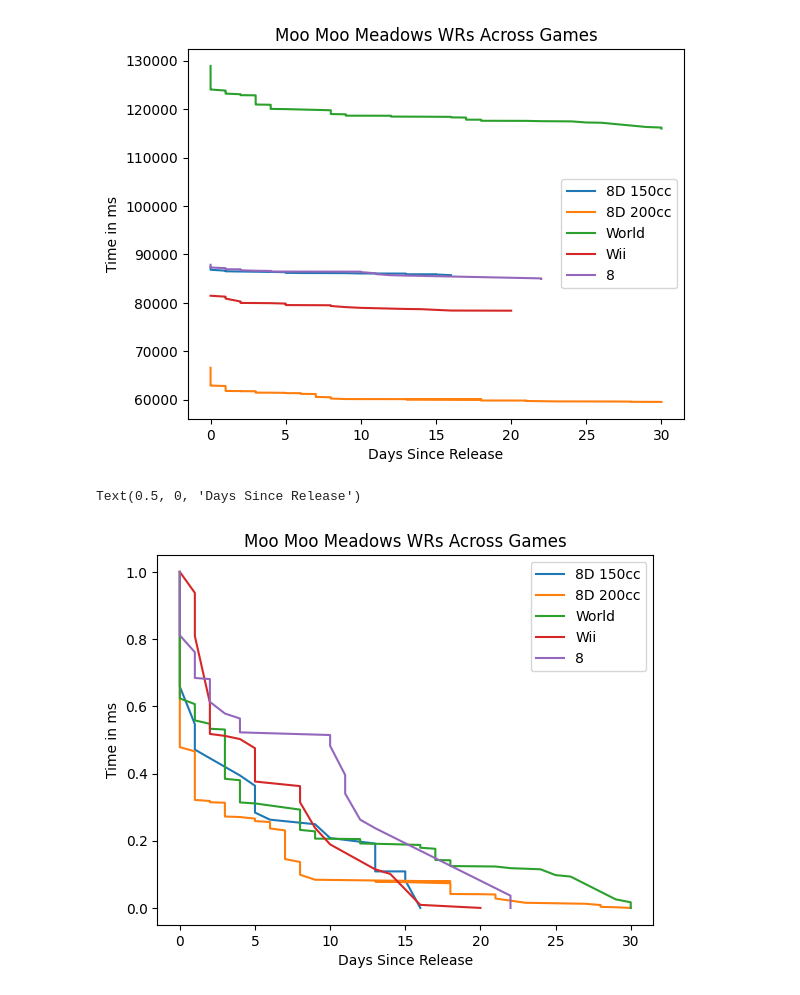
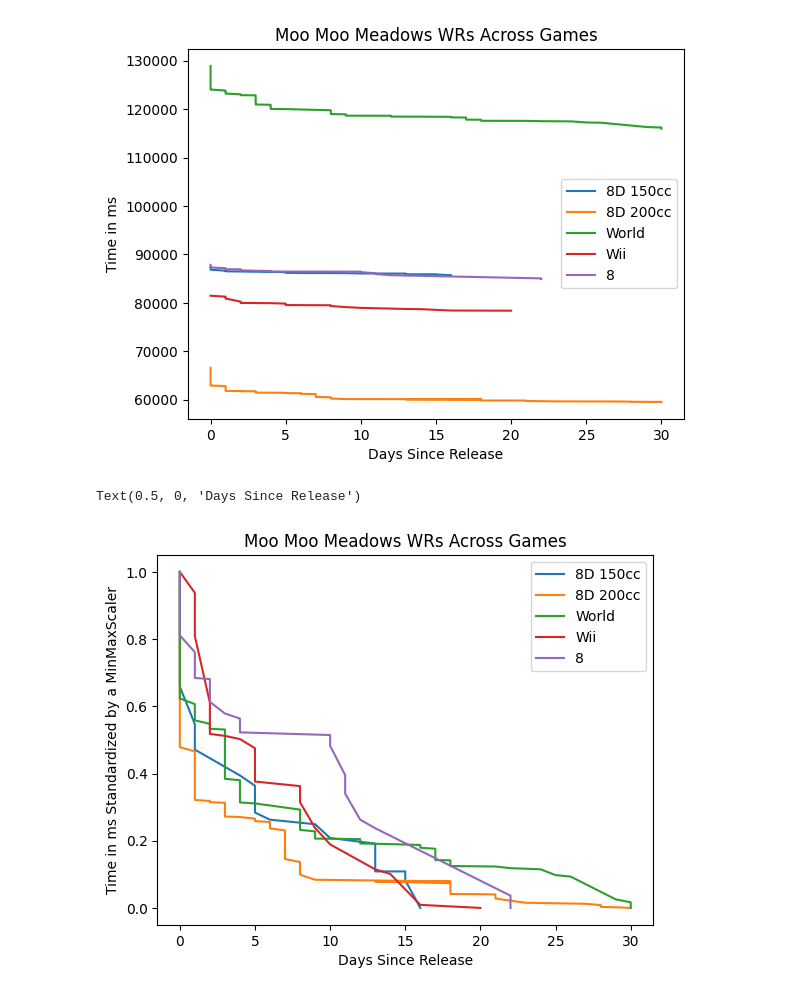
Before and after one commit to OrangeCoding2021/mariokart-wrs-analysis, a Jupyter notebook: PredictMarioKartWR.ipynb, the cells around one changed output. Saved outputs shown, nothing was run; the diff lists cells and outputs as text; code cells hidden in the pictures.

Commit message:
Y axis label change on second graph

```diff
--- a/PredictMarioKartWR.ipynb
+++ b/PredictMarioKartWR.ipynb
@@ -106,29 +106,29 @@ Text(0.5, 0, 'Days Since Release')
 # %%
 #Get min max graph
 from sklearn.preprocessing import MinMaxScaler
 import numpy as np
 
 plt.plot(df_mk8d_150_fm['SinceRelease'],
          MinMaxScaler().fit_transform(np.array(df_mk8d_150_fm['Time']).reshape(-1,1)),
          label="8D 150cc")
 plt.plot(df_mk8d_200_fm['SinceRelease'],
          MinMaxScaler().fit_transform(np.array(df_mk8d_200_fm['Time']).reshape(-1,1)),
          label="8D 200cc")
 plt.plot(df_mkworld_fm['SinceRelease'],
          MinMaxScaler().fit_transform(np.array(df_mkworld_fm['Time']).reshape(-1,1)),
          label="World")
 plt.plot(df_mkwii_fm['SinceRelease'],
          MinMaxScaler().fit_transform(np.array(df_mkwii_fm['Time']).reshape(-1,1)),
          label="Wii")
 plt.plot(df_mk8_fm['SinceRelease'],
          MinMaxScaler().fit_transform(np.array(df_mk8_fm['Time']).reshape(-1,1)),
          label="8")
 
 
 plt.legend()
 plt.title("Moo Moo Meadows WRs Across Games")
-plt.ylabel("Time in ms")
+plt.ylabel("Time in ms Standardized by a MinMaxScaler")
 plt.xlabel("Days Since Release")
 # %% [output]
 Text(0.5, 0, 'Days Since Release')
-[figure, old version]
+[figure, new version]
```
